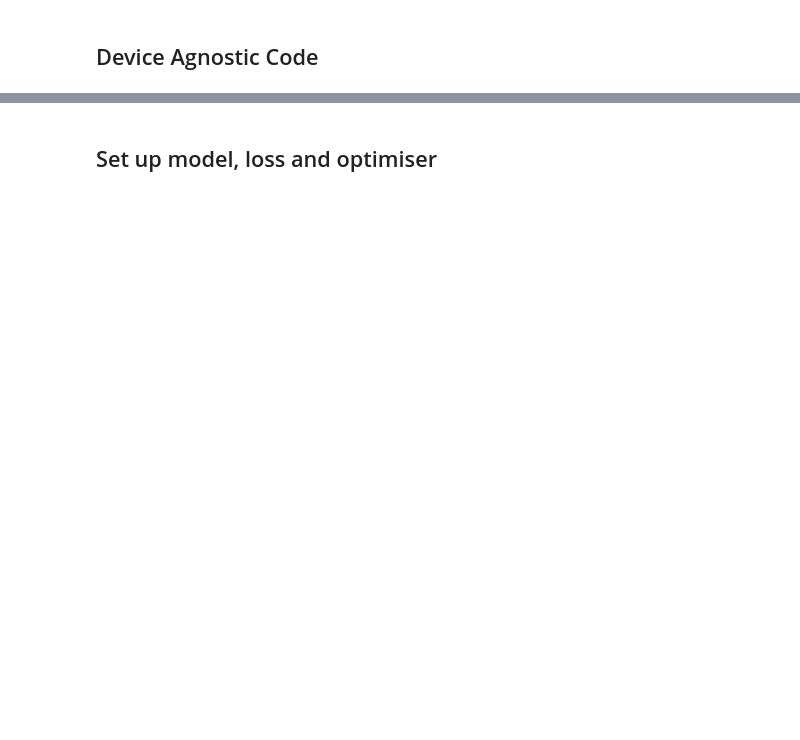
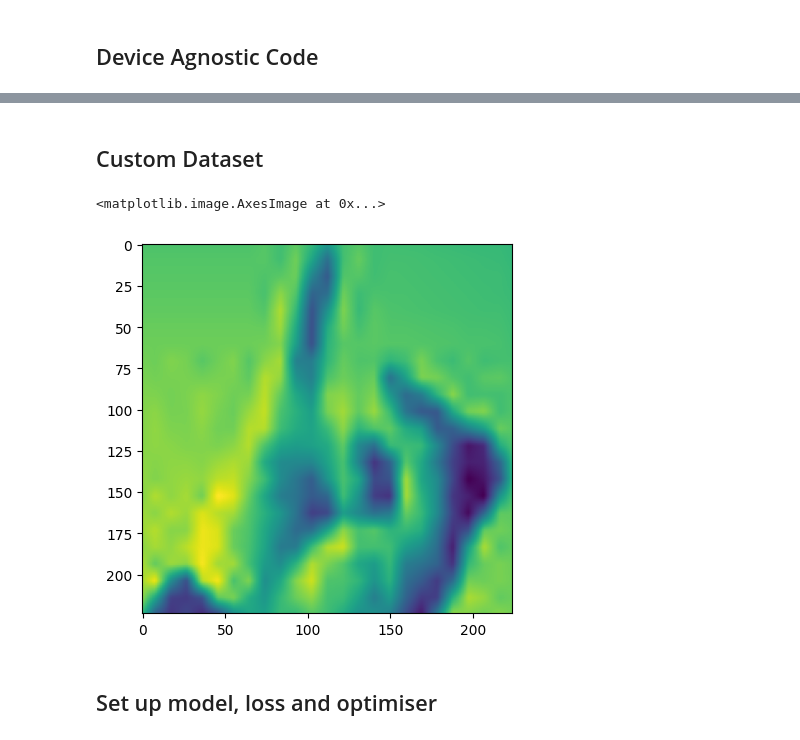
Before and after one commit to UoA-CARES/csn-sign-autoencoder, a Jupyter notebook: mmcv-csn.ipynb, the cells around one changed output, grey strips where cells are left out. Saved outputs shown, nothing was run; the diff lists cells and outputs as text; code cells hidden in the pictures; blank space fills up the shorter version.

```diff
--- a/mmcv-csn.ipynb
+++ b/mmcv-csn.ipynb
@@ -113,0 +30,2 @@ StopIteration:
+# %% [markdown]
+## Custom Dataset
@@ -114,2 +100,7 @@ StopIteration:
+# %%
+plt.imshow(next(video))
+# %% [output]
+<matplotlib.image.AxesImage at 0x...>
+[figure, added]
 # %% [markdown]
 ## Set up model, loss and optimiser
```
Also changed, not shown: parts of 21 cells of this notebook, 8 other files.
